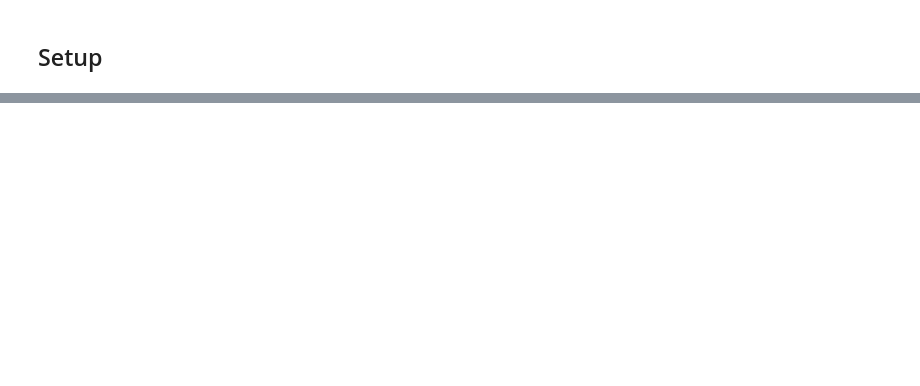
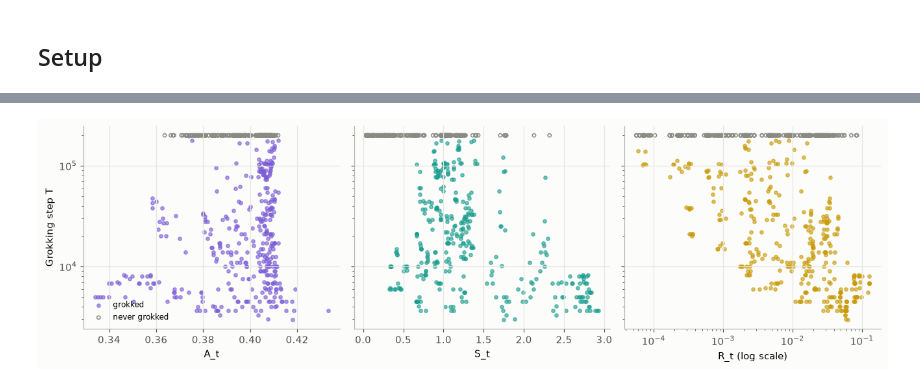
Before and after one commit to ZainAlSaffi-Dev/STAT3007, a Jupyter notebook: model_fitting/3_kernel_only.ipynb, the cells around one changed output, grey strips where cells are left out. Saved outputs shown, nothing was run; the diff lists cells and outputs as text; code cells hidden in the pictures; blank space fills up the shorter version.

```diff
--- a/model_fitting/3_kernel_only.ipynb
+++ b/model_fitting/3_kernel_only.ipynb
@@ -142,12 +62,0 @@ And here is how they differ between the values of `alpha`. If one `alpha` sits i
-# %%
-fig, axes = plt.subplots(1, 3, figsize=(12, 3.4))
-for ax, number in zip(axes, kernel):
-    box = ax.boxplot([g[number] for _, g in data.groupby('alpha')], tick_labels=['0.5', '1', '2'], patch_artist=True, widths=0.5)
-    for patch in box['boxes']:
-        patch.set_facecolor(KERNEL_COLOURS[number])
-        patch.set_alpha(0.6)
-    ax.set_xlabel('alpha')
-    ax.set_title(number)
-plt.tight_layout()
-plt.show()
-data.groupby('alpha')[kernel].median().round(3)
@@ -650,0 +88,19 @@ The settings are a stronger predictor. A flexible model of width and weight deca
+# %%
+runs = pd.read_parquet('data/runs.parquet', columns=['run_id', 'alpha', 'width', 'eta_kappa', 'seed', 'last_step'])
+acc = pd.read_parquet('data/checkpoints.parquet', columns=['run_id', 'step', 'test_acc'])
+kern = pd.read_parquet('data/report_kernel.parquet')
+
+events = runs.set_index('run_id')
+events['t_gen95'] = acc[acc['test_acc'] >= 0.95].groupby('run_id')['step'].min()
+events = events.reset_index()
+events['grokked'] = events['t_gen95'].notna().astype(int)     # 1 = grokked, 0 = censored
+events['T'] = events['t_gen95'].fillna(events['last_step'])    # the grokking step, or 200,000 if censored
+events['cell'] = (events['alpha'].astype(str) + '_' + events['width'].astype(str) + '_'
+                  + events['eta_kappa'].map('{:g}'.format))
+
+data = events.merge(kern[kern['step'] == T_STAR].drop(columns='step'), on='run_id')
+data = data[data['eta_kappa'] <= 1e-3].reset_index(drop=True)
+data['log R_t'] = np.log(data['R_t'])
+alphas = sorted(data['alpha'].unique())
+assert data['T'].min() > T_STAR     # no run has grokked when we read the kernel
+data.groupby('alpha')['grokked'].agg(runs='size', grokked='sum')
@@ -650,0 +119,16 @@ The settings are a stronger predictor. A flexible model of width and weight deca
+# %%
+fig, axes = plt.subplots(1, 3, figsize=(12, 3.6), sharey=True)
+grokked, censored = data[data['grokked'] == 1], data[data['grokked'] == 0]
+for ax, stat in zip(axes, kernel):
+    ax.scatter(grokked[stat], grokked['T'], s=12, color=KERNEL_COLOURS[stat], alpha=0.6, label='grokked')
+    ax.scatter(censored[stat], censored['T'], s=12, facecolors='none', edgecolors=GREY, label='never grokked')
+    ax.set_xlabel(stat)
+    ax.set_yscale('log')
+axes[2].set_xscale('log')
+axes[2].set_xlabel('R_t (log scale)')
+axes[0].set_ylabel('Grokking step T')
+axes[0].legend(loc='lower left', fontsize=8)
+plt.tight_layout()
+plt.show()
+# %% [output]
+[figure, added]
```
Also changed, not shown: parts of 81 cells of this notebook, 2 other files.
